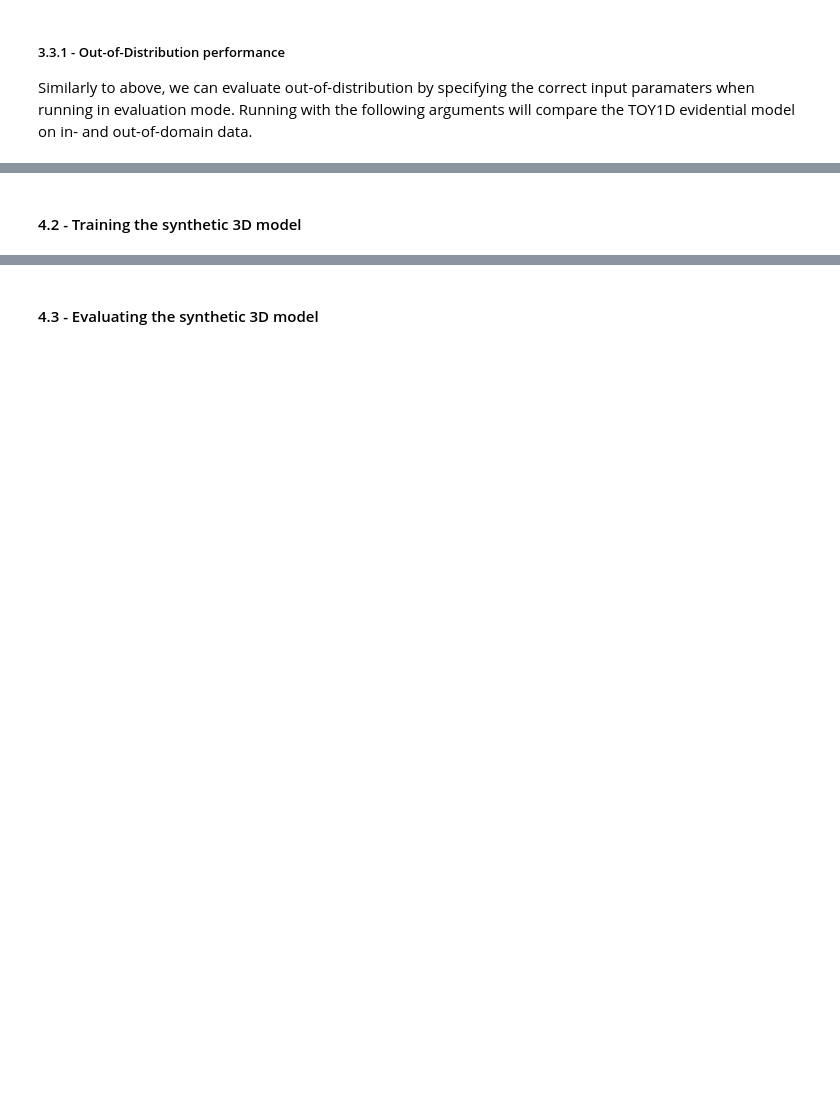
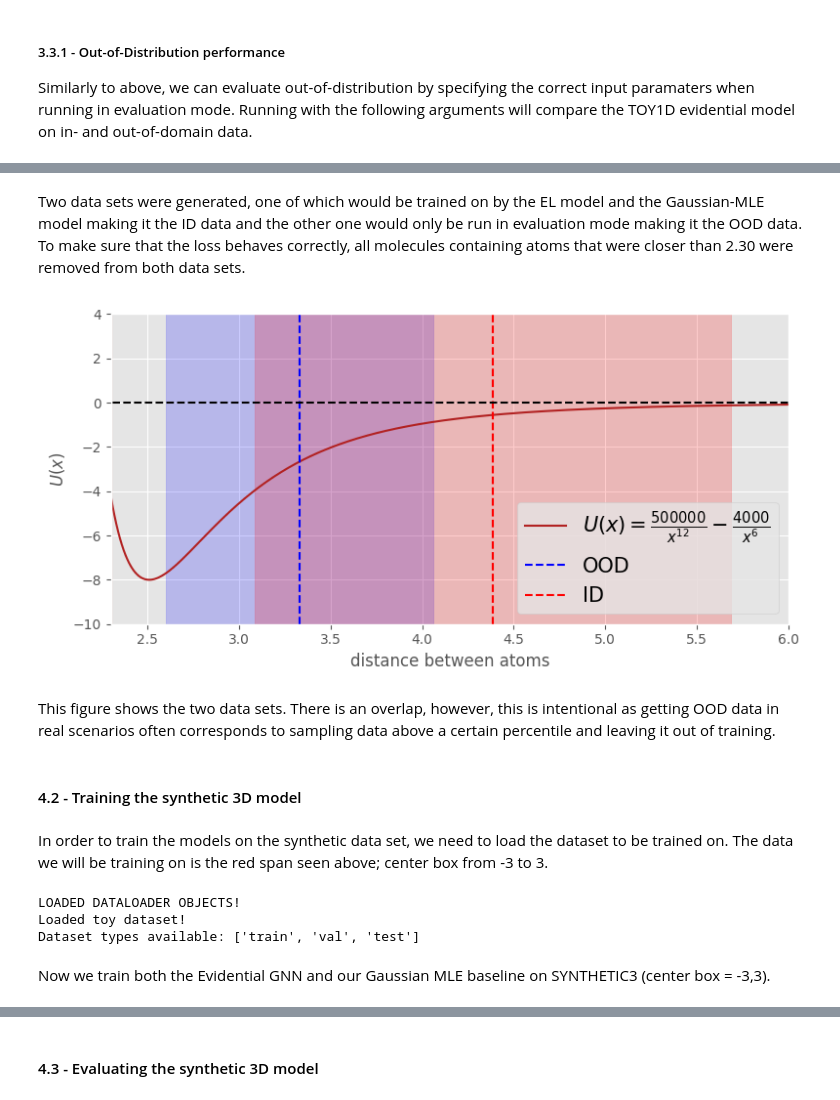
Before and after one commit to albertkjoller/uq-gnn, a Jupyter notebook: explainer_notebook.ipynb, the cells around one changed output, grey strips where cells are left out. Cells and saved outputs as stored; diff of their text form; code cells hidden in the pictures; blank space fills up the shorter version.

```diff
--- a/explainer_notebook.ipynb
+++ b/explainer_notebook.ipynb
@@ -728,2 +1111,41 @@ args.seed = SEED
+# %% [markdown]
+Two data sets were generated, one of which would be trained on by the EL model and the Gaussian-MLE model making it the ID data and the other one would only be run in evaluation mode making it the OOD data. To make sure that the loss behaves correctly, all molecules containing atoms that were closer than 2.30 were removed from both data sets.
+# %%
+from content.plot_force_function import plot_gg_mstd
+x = np.arange(0.1,10,0.01)
+y = np.array([U(xi) for xi in x])
+plt.figure(figsize=(8,4),dpi=100)
+plt.vlines(2.30,-10,10)
+plot_gg_mstd(x,y)
+# %% [output]
+[figure, added]
+# %% [markdown]
+This figure shows the two data sets. There is an overlap, however, this is intentional as getting OOD data in real scenarios often corresponds to sampling data above a certain percentile and leaving it out of training.
 # %% [markdown]
 #### 4.2 - Training the synthetic 3D model <a class="anchor" id="4.2"></a>
+# %% [markdown]
+In order to train the models on the synthetic data set, we need to load the dataset to be trained on. The data we will be training on is the red span seen above; center box from -3 to 3.
+# %%
+from content.modules.utils import load_data
+from omegaconf import OmegaConf
+
+# Specify arguments for the load_data function
+DATA_DIR = f'content/data'
+DATASET = 'SYNTHETIC3'
+BATCH_SIZE = 32
+DEVICE ='cpu'
+SEED = 42
+
+# Create configuration dictionary
+args = OmegaConf.create({'data_dir': DATA_DIR, 'dataset': DATASET,
+                         'batch_size': BATCH_SIZE, 'device': DEVICE, 'seed': SEED})
+
+# Create dataloaders
+dataloaders = load_data(args)
+print(f"Loaded toy dataset!\nDataset types available: {[type_ for type_ in dataloaders.keys() if dataloaders[type_] != None]}")
+# %% [output]
+LOADED DATALOADER OBJECTS!
+Loaded toy dataset!
+Dataset types available: ['train', 'val', 'test']
+# %% [markdown]
+Now we train both the Evidential GNN and our Gaussian MLE baseline on SYNTHETIC3 (center box = -3,3).
```
Also changed, not shown: parts of 43 cells of this notebook, 2 other files.
